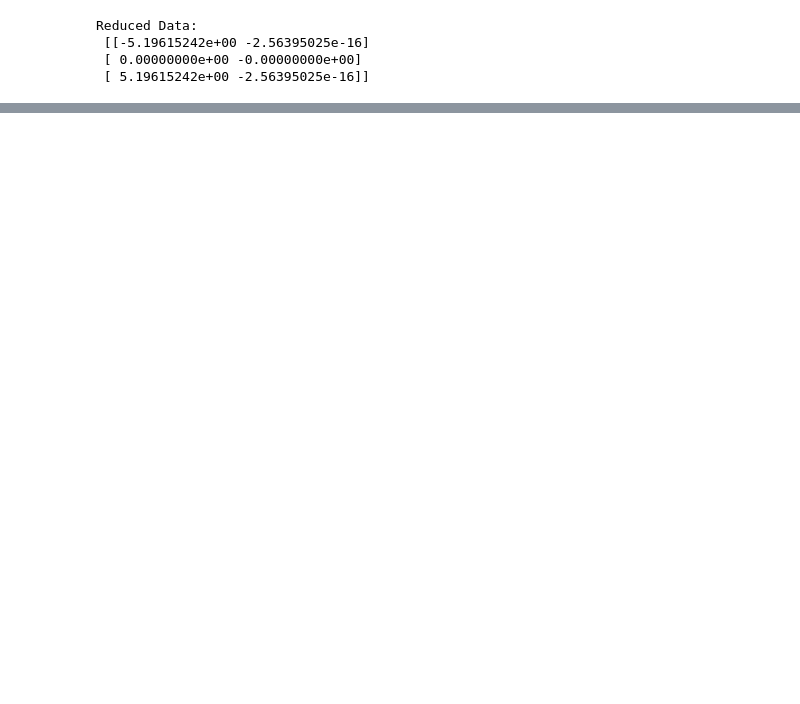
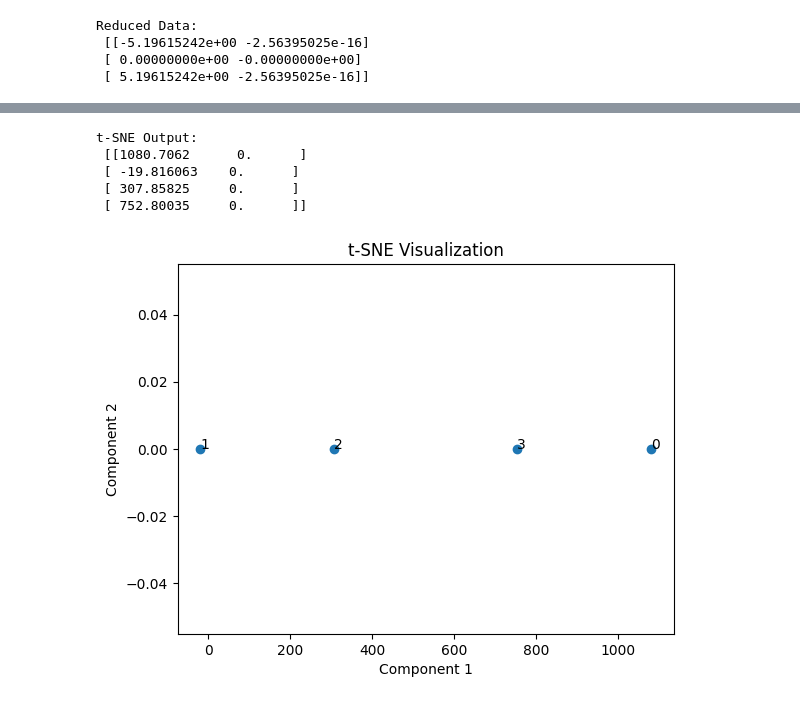
Before and after one commit to VaishnaviJadhav350/intern, a Jupyter notebook: machine learning/unsupervise ml .ipynb, the cells around one changed output, grey strips where cells are left out. Cells and saved outputs as stored; diff of their text form; code cells hidden in the pictures; blank space fills up the shorter version.

```diff
--- a/machine learning/unsupervise ml .ipynb
+++ b/machine learning/unsupervise ml .ipynb
@@ -178,0 +297,36 @@ Reduced Data:
+# %%
+from sklearn.manifold import TSNE
+import numpy as np
+import matplotlib.pyplot as plt
+
+# Data
+X = np.array([[1,2,3],
+              [4,5,6],
+              [7,8,9],
+              [2,3,4]])
+
+# t-SNE (fixed perplexity)
+tsne = TSNE(n_components=2, perplexity=2, random_state=0)
+
+X_new = tsne.fit_transform(X)
+
+print("t-SNE Output:\n", X_new)
+
+# 📊 Plot Graph
+plt.scatter(X_new[:,0], X_new[:,1])
+
+# Label each point
+for i, txt in enumerate(range(len(X_new))):
+    plt.annotate(txt, (X_new[i,0], X_new[i,1]))
+
+plt.title("t-SNE Visualization")
+plt.xlabel("Component 1")
+plt.ylabel("Component 2")
+plt.show()
+# %% [output]
+t-SNE Output:
+ [[1080.7062      0.      ]
+ [ -19.816063    0.      ]
+ [ 307.85825     0.      ]
+ [ 752.80035     0.      ]]
+[figure, added]
```
Also changed, not shown: parts of 10 cells of this notebook.
